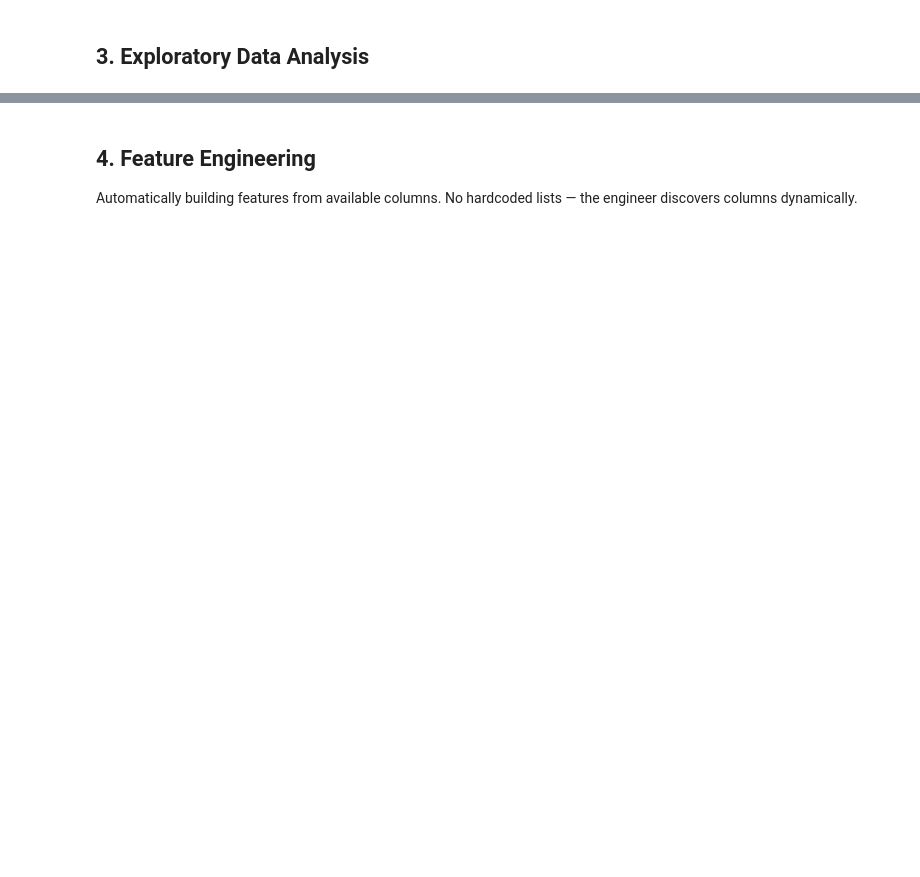
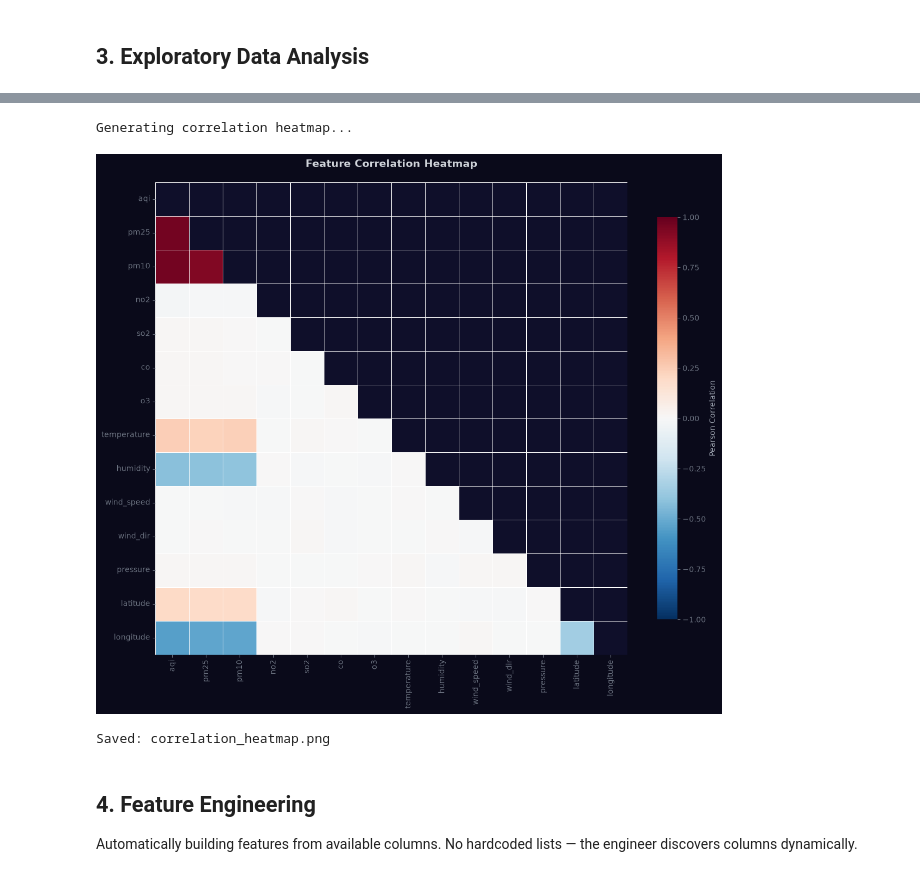
Before and after one commit to HarshitaVscode/ET-Hackathon, a Jupyter notebook: backend/src/hyperlocal_forecast_agent/notebooks/hyperlocal_forecast_agent.ipynb, the cells around one changed output, grey strips where cells are left out. Cells and saved outputs as stored; diff of their text form; code cells hidden in the pictures; blank space fills up the shorter version.

```diff
--- a/backend/src/hyperlocal_forecast_agent/notebooks/hyperlocal_forecast_agent.ipynb
+++ b/backend/src/hyperlocal_forecast_agent/notebooks/hyperlocal_forecast_agent.ipynb
@@ -127,10 +193,14 @@ plt.show()
 # %%
 # Correlation heatmap
 print("Generating correlation heatmap...")
 fig = plot_correlation_heatmap(master.select_dtypes(include=[np.number]).dropna(axis=1, how="all"))
-plt.show()
+display(fig)
 fig.savefig(f"{cfg.artifacts_dir}/correlation_heatmap.png", dpi=150, bbox_inches="tight")
 print("Saved: correlation_heatmap.png")
+# %% [output]
+Generating correlation heatmap...
+[figure, added]
+Saved: correlation_heatmap.png
 # %% [markdown]
 ## 4. Feature Engineering
 
```
Also changed, not shown: parts of 18 cells of this notebook.
